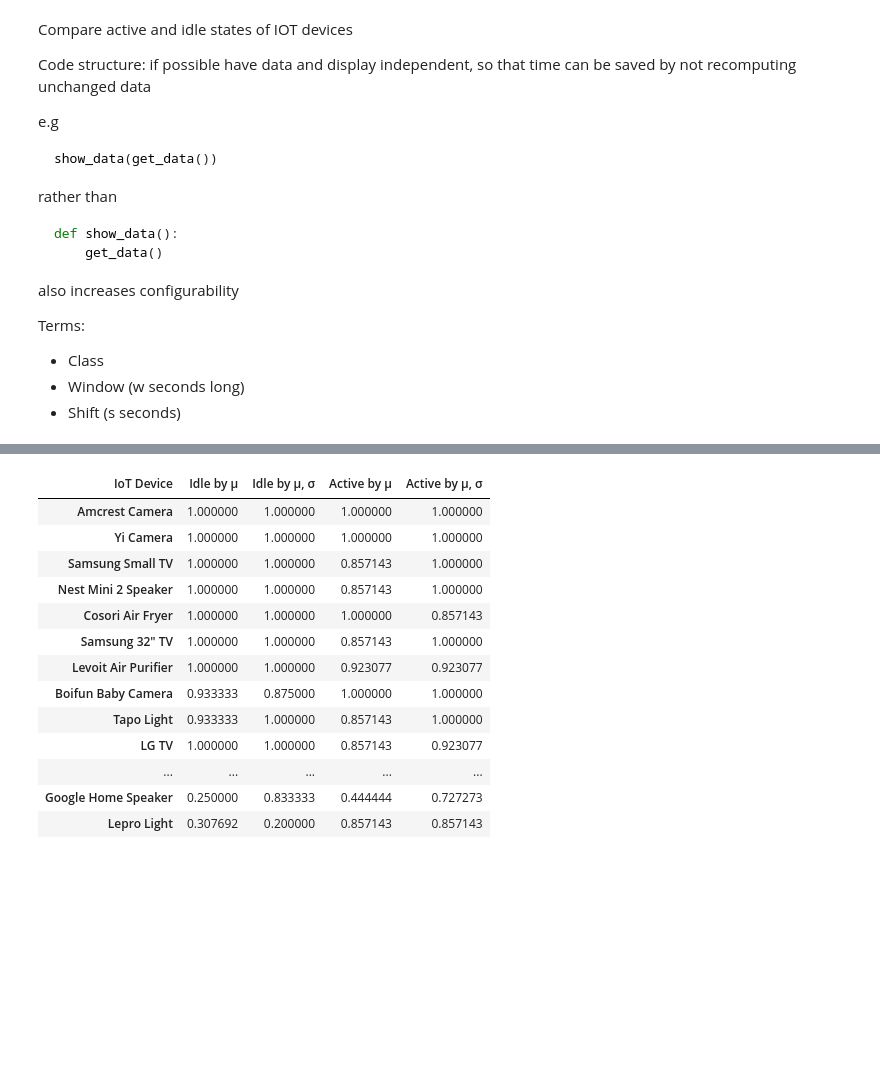
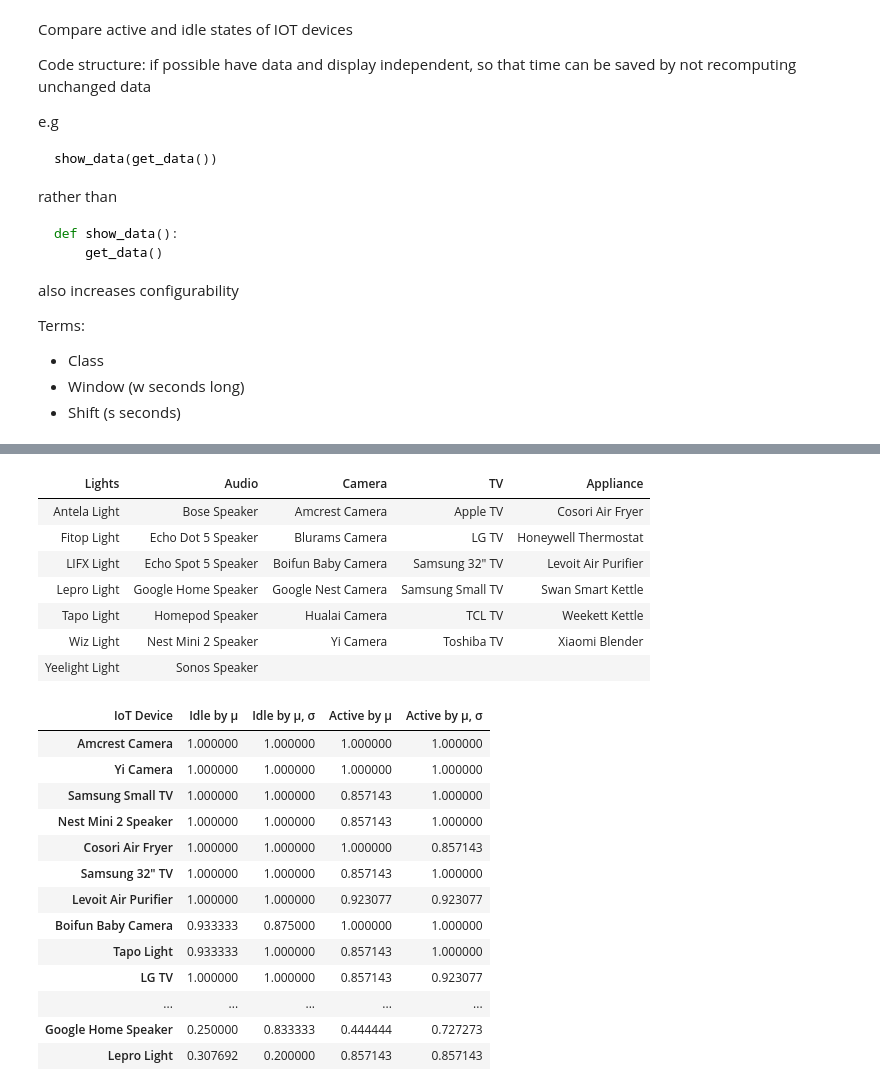
Before and after one commit to JackRobbers/thesis, a Jupyter notebook: analysis.ipynb, the cells around one changed output, grey strips where cells are left out. Saved outputs shown, nothing was run; the diff lists cells and outputs as text; code cells hidden in the pictures; blank space fills up the shorter version.

```diff
--- a/analysis.ipynb
+++ b/analysis.ipynb
@@ -81,14 +84,33 @@ with open("common.yml") as f:
 # %%
+# | label: safenetiot
+
 exp = Experiment(
     c,
     [State.IDLE, State.ACTIVE],
     [Metric.MEAN],
     Classifier.Centroid,
     config["w"],
     config["s"],
 )
+nice_cats = ["Lights", "Audio", "Camera", "TV", "Appliance"]
+categories = {cat: [] for cat in c.categories}
+for dev in exp.devices:
+    categories[dev.category].append(dev)
+# print(categories)
+categories = {nice_cats[i]: pd.Series(l) for i, l in enumerate(categories.values())}
 
-# exp.devices
+typst_table(
+    pd.DataFrame(data=categories).fillna("").style.hide(axis="index"), "categories"
+)
+# %% [output]
+| Lights | Audio | Camera | TV | Appliance |
+| Antela Light | Bose Speaker | Amcrest Camera | Apple TV | Cosori Air Fryer |
+| Fitop Light | Echo Dot 5 Speaker | Blurams Camera | LG TV | Honeywell Thermostat |
+| LIFX Light | Echo Spot 5 Speaker | Boifun Baby Camera | Samsung 32" TV | Levoit Air Purifier |
+| Lepro Light | Google Home Speaker | Google Nest Camera | Samsung Small TV | Swan Smart Kettle |
+| Tapo Light | Homepod Speaker | Hualai Camera | TCL TV | Weekett Kettle |
+| Wiz Light | Nest Mini 2 Speaker | Yi Camera | Toshiba TV | Xiaomi Blender |
+| Yeelight Light | Sonos Speaker |  |  |  |
 # %%
 # | label: summary
 
```
Also changed, not shown: parts of 6 cells of this notebook, 5 other files.
